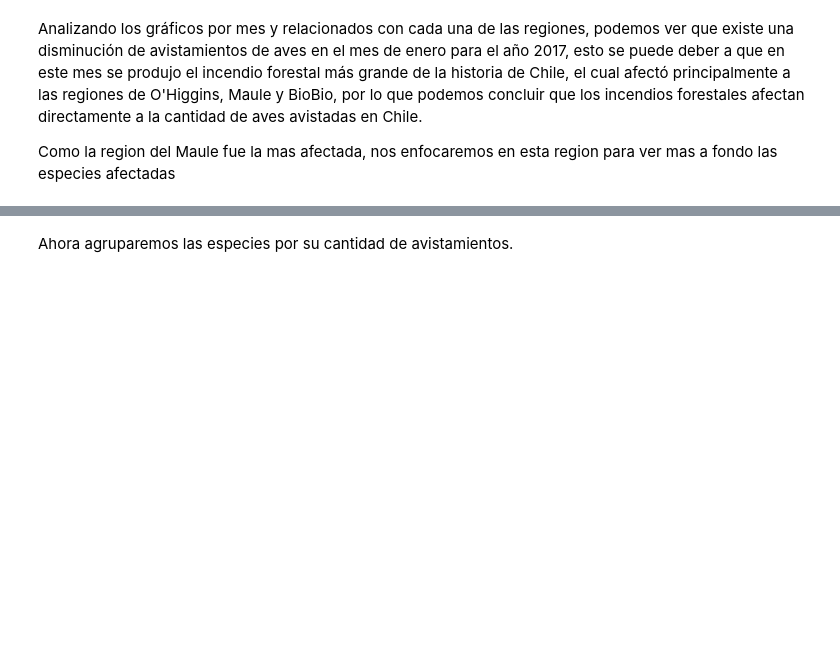
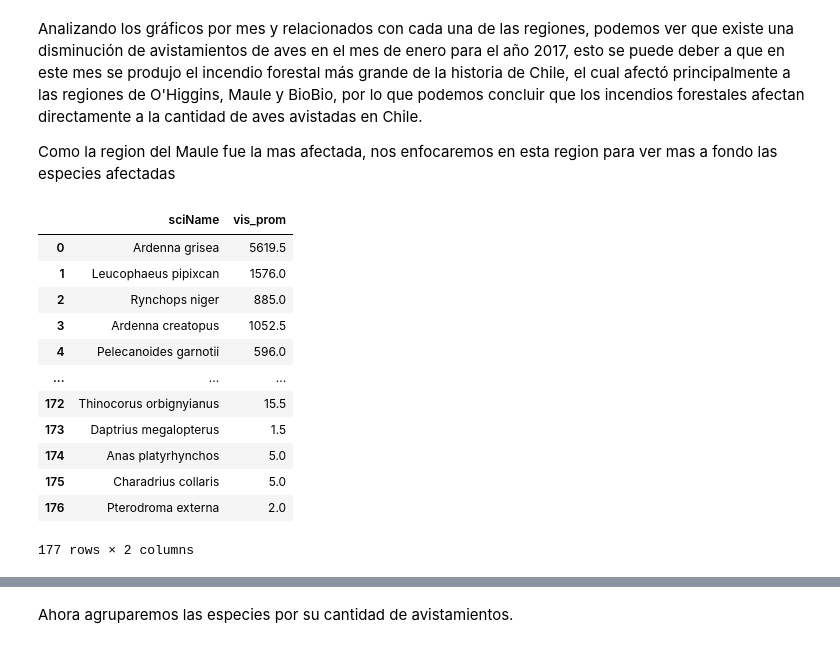
Before and after one commit to ymotomy/Proyecto-IMT2200, a Jupyter notebook: Proyecto.ipynb, the cells around one changed output, grey strips where cells are left out. Saved outputs shown, nothing was run; the diff lists cells and outputs as text; code cells hidden in the pictures; blank space fills up the shorter version.

```diff
--- a/Proyecto.ipynb
+++ b/Proyecto.ipynb
@@ -359,3 +359,53 @@ plt.show()
 Analizando los gráficos por mes y relacionados con cada una de las regiones, podemos ver que existe una disminución de avistamientos de aves en el mes de enero para el año 2017, esto se puede deber a que en este mes se produjo el incendio forestal más grande de la historia de Chile, el cual afectó principalmente a las regiones de O'Higgins, Maule y BioBio, por lo que podemos concluir que los incendios forestales afectan directamente a la cantidad de aves avistadas en Chile.
 
 Como la region del Maule fue la mas afectada, nos enfocaremos en esta region para ver mas a fondo las especies afectadas
+# %%
+dfs_estudio = pd.concat([df_aves_15, df_aves_16, df_aves_17, df_aves_18])
+dfs_estudio = dfs_estudio[(dfs_estudio['region'] == 'Bío-Bío') | (dfs_estudio['region'] == 'Maule') | (dfs_estudio['region'] == "Libertador General Bernardo O'Higgins")]
+
+#2015-2016
+df1 = dfs_estudio[
+    ((dfs_estudio['obsDt'].dt.year == 2015) & dfs_estudio['obsDt'].dt.month.between(12, 12))
+    |
+    ((dfs_estudio['obsDt'].dt.year == 2016) & dfs_estudio['obsDt'].dt.month.between(1, 2))
+    ]
+#2016-2017
+df2 = dfs_estudio[
+    ((dfs_estudio['obsDt'].dt.year == 2016) & dfs_estudio['obsDt'].dt.month.between(12, 12))
+    |
+    ((dfs_estudio['obsDt'].dt.year == 2017) & dfs_estudio['obsDt'].dt.month.between(1, 2))
+    ]
+#2017-2018
+df3 = dfs_estudio[
+    ((dfs_estudio['obsDt'].dt.year == 2017) & dfs_estudio['obsDt'].dt.month.between(12, 12))
+    |
+    ((dfs_estudio['obsDt'].dt.year == 2018) & dfs_estudio['obsDt'].dt.month.between(1, 2))
+    ]
+
+dfs_estudio = [df1, df2, df3]
+df1 = df1.groupby(by="sciName").sum('howMany').reset_index()
+df1 = df1[['sciName', 'howMany']].sort_values(by="howMany", ascending=False)
+df2 = df2.groupby(by="sciName").sum('howMany').reset_index()
+df2 = df2[['sciName', 'howMany']].sort_values(by="howMany", ascending=False)
+df3 = df3.groupby(by="sciName").sum('howMany').reset_index()
+df3 = df3[['sciName', 'howMany']].sort_values(by="howMany", ascending=False)
+# %%
+#Calculamos el promedio de los fechas que nos interesa hacer el contraste
+df_prom = pd.merge(df1, df3, on="sciName", how="inner")
+df_prom['vis_prom'] = (df_prom['howMany_x'] + df_prom['howMany_y']) / 2
+df_prom = df_prom[['sciName', 'vis_prom']]
+df_prom
+# %% [output]
+|  | sciName | vis_prom |
+| 0 | Ardenna grisea | 5619.5 |
+| 1 | Leucophaeus pipixcan | 1576.0 |
+| 2 | Rynchops niger | 885.0 |
+| 3 | Ardenna creatopus | 1052.5 |
+| 4 | Pelecanoides garnotii | 596.0 |
+| ... | ... | ... |
+| 172 | Thinocorus orbignyianus | 15.5 |
+| 173 | Daptrius megalopterus | 1.5 |
+| 174 | Anas platyrhynchos | 5.0 |
+| 175 | Charadrius collaris | 5.0 |
+| 176 | Pterodroma externa | 2.0 |
+177 rows × 2 columns
```
Also changed, not shown: parts of 3 cells of this notebook.
